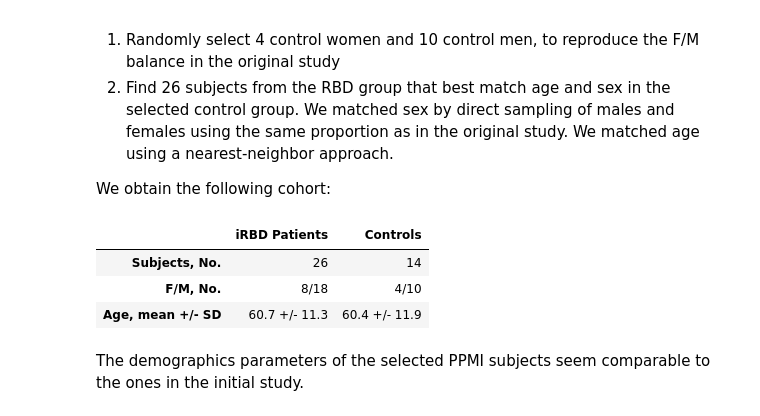
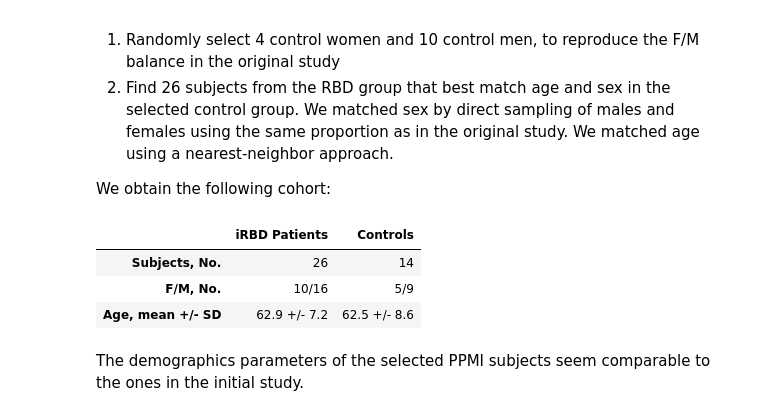
Before and after one commit to LivingPark-MRI/scherfler-etal, a Jupyter notebook: scherfler-etal.ipynb, the cells around one changed output. Saved outputs shown, nothing was run; the diff lists cells and outputs as text; code cells hidden in the pictures.

```diff
--- a/scherfler-etal.ipynb
+++ b/scherfler-etal.ipynb
@@ -26,10 +26,10 @@ Let's initialize the notebook cache and dependencies:
 # %%
 import livingpark_utils
 
-utils = livingpark_utils.LivingParkUtils("scherfler-etal")
+utils = livingpark_utils.LivingParkUtils()
 utils.notebook_init()
 # random_seed = 1 # to be tested
-random_seed = 2 # no significant cluster
+random_seed = 2  # no significant cluster
 # random_seed = 3 # no significant cluster
 # random_seed = 4 # no significant cluster
 # %% [output]
@@ -222,7 +268,7 @@ def nn_match(sample1, df_2, n2, cat_variables, num_variables, random_state=rando
     sample1_ = sample1.copy()
 
     # Remove from df_2 all subjects that are in sample1
-    df_2_ = df_2_[~df_2_['PATNO'].isin(sample1['PATNO'])]
+    df_2_ = df_2_[~df_2_["PATNO"].isin(sample1["PATNO"])]
 
     # Normalize variables to match to compute meaningful distances
     for v in num_variables:
@@ -238,8 +284,12 @@ def nn_match(sample1, df_2, n2, cat_variables, num_variables, random_state=rando
         j = i % n1  # loop over sample1
         df_2_cat = df_2_.copy()
         for c in cat_variables:
-            df_2_cat = df_2_cat[df_2_cat[c] == sample1_.iloc[j][c]]
-        assert len(df_2_cat) > 0
+            if len(df_2_cat[df_2_cat[c] == sample1_.iloc[j][c]]) > 0:
+                df_2_cat = df_2_cat[df_2_cat[c] == sample1_.iloc[j][c]]
+            else:
+                print(
+                    f"Warning: cannot find subject with {c}=={sample1_.iloc[j][c]} in sample 2. Removing constraint."
+                )
         index = nn(sample1_.iloc[j], df_2_cat, num_variables)
         df_2_.drop(index=index, inplace=True)
         indices.append(index)
@@ -251,30 +301,36 @@ def nn_match(sample1, df_2, n2, cat_variables, num_variables, random_state=rando
 # Randomly select 4 control women and 10 control men, to reproduce F/M balance in original paper
 controls = pd.concat(
     [
-        controls[controls["SEX"] == 0].sample(n=4, random_state=random_seed),
-        controls[controls["SEX"] == 1].sample(n=10, random_state=random_seed),
+        controls[controls["SEX"] == 0].sample(
+            n=5, random_state=random_seed
+        ),  # 4/10 doesn't work for RBDs
+        controls[controls["SEX"] == 1].sample(n=9, random_state=random_seed),
     ]
 )
 
 # Match with RBD subjects
-rbds = nn_match(controls, rbds, 26, ["SEX"], ["AGE_AT_VISIT"], random_state=random_seed)
+rbds = nn_match(controls, rbds, 26, ["SEX"], ["Age"], random_state=random_seed)
 # %%
 import os
 
-cohort_stats = pd.DataFrame(
-    columns=["iRBD Patients", "Controls"]
-)
+cohort_stats = pd.DataFrame(columns=["iRBD Patients", "Controls"])
 
-cohort_stats.loc['Subjects, No.'] = [ len(rbds), len(controls) ]
-cohort_stats.loc['F/M, No.'] = [ f"{len(rbds[rbds['SEX']==0])}/{len(rbds[rbds['SEX']==1])}", f"{len(controls[controls['SEX']==0])}/{len(controls[controls['SEX']==1])}" ]
-cohort_stats.loc['Age, mean +/- SD'] = [ f"{round(rbds['AGE_AT_VISIT'].mean(),1)} +/- {round(rbds['AGE_AT_VISIT'].std(),1)}", f"{round(controls['AGE_AT_VISIT'].mean(),1)} +/- {round(controls['AGE_AT_VISIT'].std(),1)}"]
+cohort_stats.loc["Subjects, No."] = [len(rbds), len(controls)]
+cohort_stats.loc["F/M, No."] = [
+    f"{len(rbds[rbds['SEX']==0])}/{len(rbds[rbds['SEX']==1])}",
+    f"{len(controls[controls['SEX']==0])}/{len(controls[controls['SEX']==1])}",
+]
+cohort_stats.loc["Age, mean +/- SD"] = [
+    f"{round(rbds['Age'].mean(),1)} +/- {round(rbds['Age'].std(),1)}",
+    f"{round(controls['Age'].mean(),1)} +/- {round(controls['Age'].std(),1)}",
+]
 
 cohort_stats
 # %% [output]
 |  | iRBD Patients | Controls |
 | Subjects, No. | 26 | 14 |
-| F/M, No. | 8/18 | 4/10 |
-| Age, mean +/- SD | 60.7 +/- 11.3 | 60.4 +/- 11.9 |
+| F/M, No. | 10/16 | 5/9 |
+| Age, mean +/- SD | 62.9 +/- 7.2 | 62.5 +/- 8.6 |
 # %% [markdown]
 The demographics parameters of the selected PPMI subjects seem comparable to the ones in the initial study.
 # %% [markdown]
```
Also changed, not shown: parts of 29 cells of this notebook.
